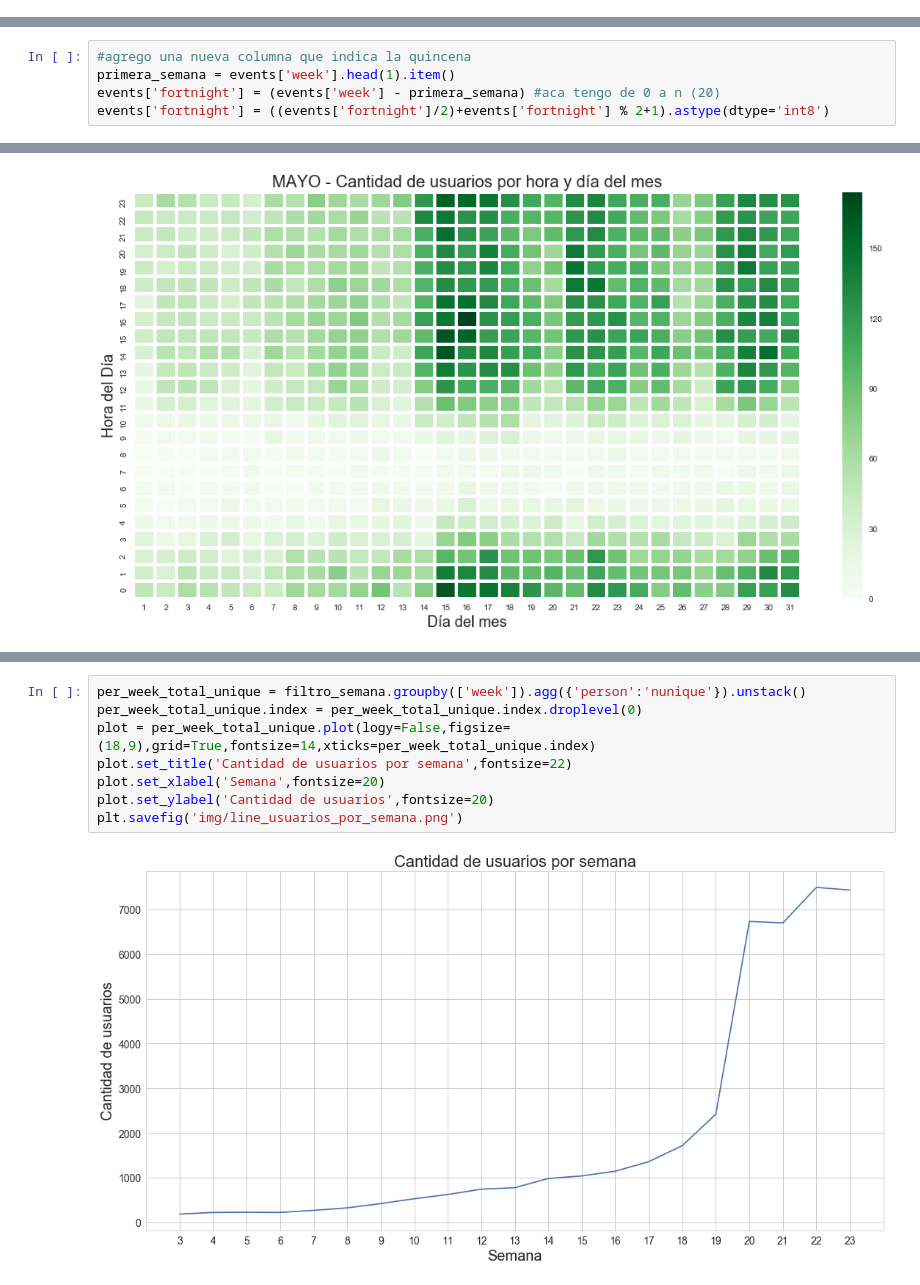
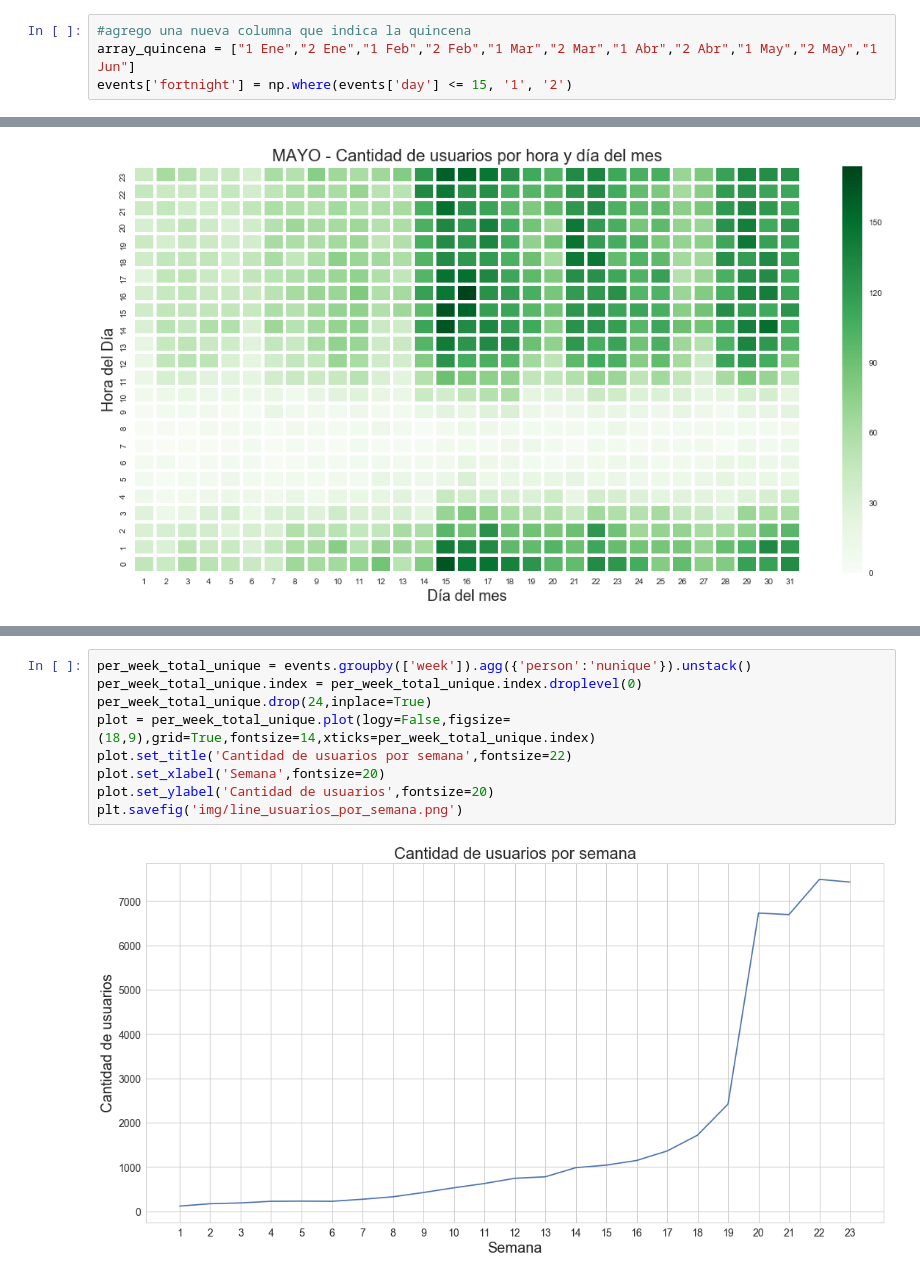
Before and after one commit to jowisaidman/tp1_analisis_exploratorio, a Jupyter notebook: Notebooks/Mateo/Resumen/trafico_analisis.ipynb, the cells around one changed output, grey strips where cells are left out. Saved outputs shown, nothing was run; the diff lists cells and outputs as text.

Commit message:
arregle fechas y graficos de quincena

```diff
--- a/Notebooks/Mateo/Resumen/trafico_analisis.ipynb
+++ b/Notebooks/Mateo/Resumen/trafico_analisis.ipynb
@@ -48,17 +49,16 @@ events.head(1)
 |  | event | person | sku | model | city | region | country | date | year | month | day | ... |
 | timestamp |  |  |  |  |  |  |  |  |  |  |  | ... |
 | 2018-01-01 07:32:26 | ad campaign hit | 9250d410 | NaN | NaN | NaN | NaN | NaN | 2018-01-01 | 2018 | 1 | 1 | ... |
+# %%
+#agrego una nueva columna que indica la quincena
+array_quincena = ["1 Ene","2 Ene","1 Feb","2 Feb","1 Mar","2 Mar","1 Abr","2 Abr","1 May","2 May","1 Jun"]
+events['fortnight'] = np.where(events['day'] <= 15, '1', '2')
 # %%
 events.tail(1)
 # %% [output]
 |  | event | person | sku | model | city | region | country | date | year | month | day | ... |
 | timestamp |  |  |  |  |  |  |  |  |  |  |  | ... |
 | 2018-06-15 23:59:31 | checkout | 208473cf | 1325.0 | iPhone 6 | NaN | NaN | NaN | 2018-06-15 | 2018 | 6 | 15 | ... |
-# %%
-#agrego una nueva columna que indica la quincena
-primera_semana = events['week'].head(1).item()
-events['fortnight'] = (events['week'] - primera_semana) #aca tengo de 0 a n (20)
-events['fortnight'] = ((events['fortnight']/2)+events['fortnight'] % 2+1).astype(dtype='int8')
 # %%
 def plot_heatmap(data,title='Titulo',xlabel='Leyenda X',ylabel='Leyenda Y'):
     plt.figure(figsize = (18,9))
@@ -180,10 +230,11 @@ plt.savefig('img/heatmap_users_hour_monthday_may.png')
 # %%
-per_week_total_unique = filtro_semana.groupby(['week']).agg({'person':'nunique'}).unstack()
+per_week_total_unique = events.groupby(['week']).agg({'person':'nunique'}).unstack()
 per_week_total_unique.index = per_week_total_unique.index.droplevel(0)
+per_week_total_unique.drop(24,inplace=True)
 plot = per_week_total_unique.plot(logy=False,figsize=(18,9),grid=True,fontsize=14,xticks=per_week_total_unique.index)
 plot.set_title('Cantidad de usuarios por semana',fontsize=22)
 plot.set_xlabel('Semana',fontsize=20)
 plot.set_ylabel('Cantidad de usuarios',fontsize=20)
 plt.savefig('img/line_usuarios_por_semana.png')
 # %% [output]
-[figure, old version]
+[figure, new version]
```
Also changed, not shown: parts of 26 cells of this notebook, 18 other files.
